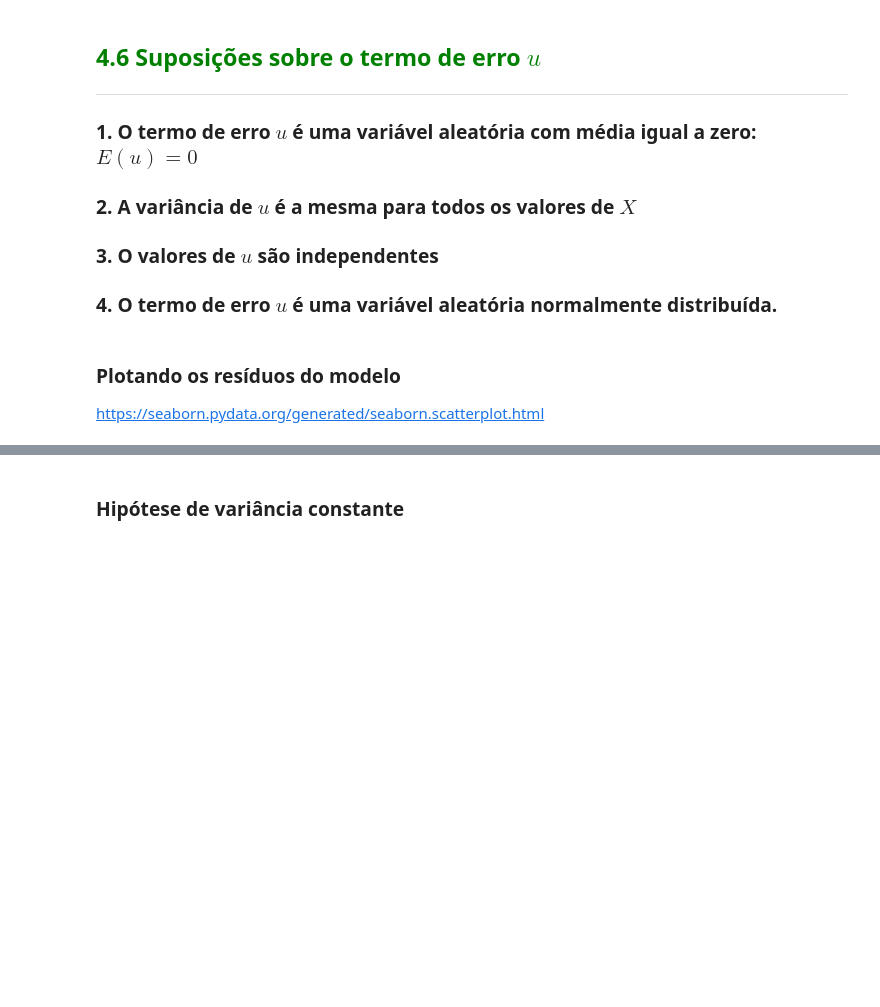
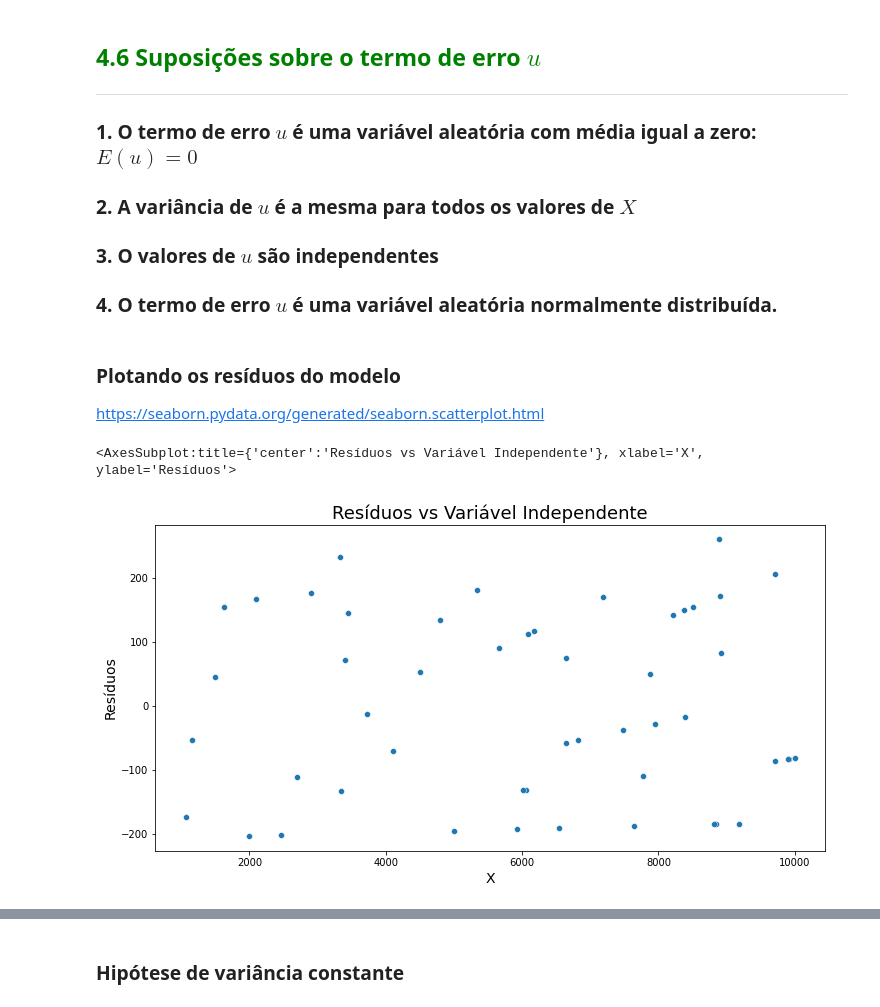
Before and after one commit to wiliands/estatistica_python, a Jupyter notebook: 05 - Correlacao_Regressao/Curso_de_Estatística_Parte_4.ipynb, the cells around one changed output, grey strips where cells are left out. Saved outputs shown, nothing was run; the diff lists cells and outputs as text; code cells hidden in the pictures; blank space fills up the shorter version.

Commit message:
Testando os resultados

```diff
--- a/05 - Correlacao_Regressao/Curso_de_Estatística_Parte_4.ipynb
+++ b/05 - Correlacao_Regressao/Curso_de_Estatística_Parte_4.ipynb
@@ -860,3 +860,6 @@ Como vimos anteriormente, o resíduo da i-ésima observação é a diferença en
 # $$\hat{u}_i = Y_i - \hat{Y}_i$$
 # %% [markdown]
 Em outras palavras, $\hat{u}_i$ é o erro obtido ao se utilizar a equação de regressão estimada para prever o valor da variável dependente.
+# %%
+dataset['u'] = dataset.Y - dataset.Y_previsto
+dataset.head()
@@ -862,0 +873,3 @@ Em outras palavras, $\hat{u}_i$ é o erro obtido ao se utilizar a equação de r
+# %%
+dataset['Residuos'] = resultado_regressao.resid
+dataset.head()
@@ -862,0 +883,3 @@ Em outras palavras, $\hat{u}_i$ é o erro obtido ao se utilizar a equação de r
+# %%
+dataset.drop(['u'], axis = 1, inplace = True)
+dataset.head()
@@ -872,3 +906,13 @@ Em outras palavras, $\hat{u}_i$ é o erro obtido ao se utilizar a equação de r
 ### Plotando os resíduos do modelo
 
 https://seaborn.pydata.org/generated/seaborn.scatterplot.html
+# %%
+ax = sns.scatterplot(x=dataset.X, y=dataset.Residuos)
+ax.figure.set_size_inches(12, 6)
+ax.set_title('Resíduos vs Variável Independente', fontsize=18)
+ax.set_xlabel('X', fontsize=14)
+ax.set_ylabel('Resíduos', fontsize=14)
+ax
+# %% [output]
+<AxesSubplot:title={'center':'Resíduos vs Variável Independente'}, xlabel='X', ylabel='Resíduos'>
+[figure, added]
```
Also changed, not shown: parts of 43 cells of this notebook, 1 other file.
